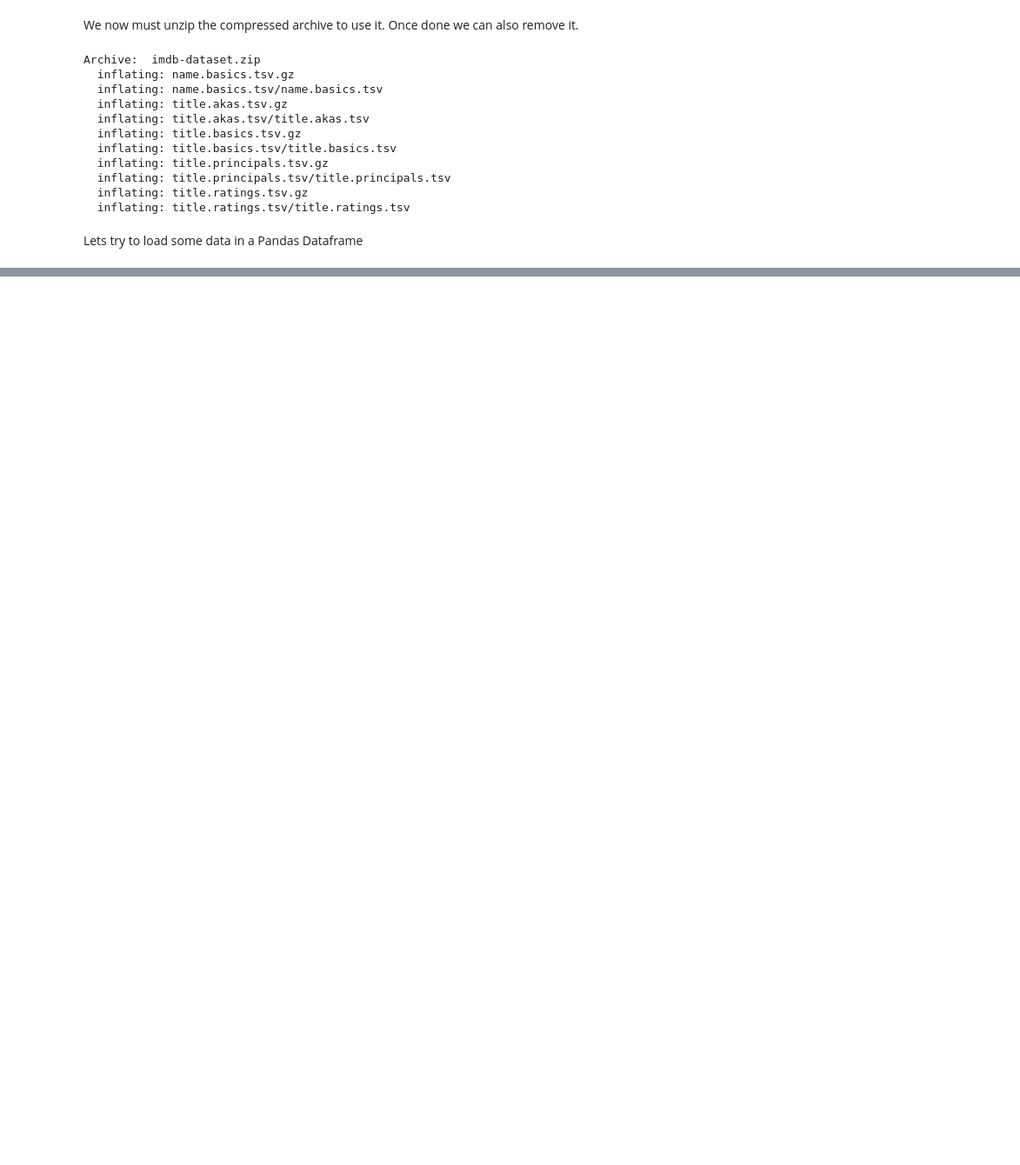
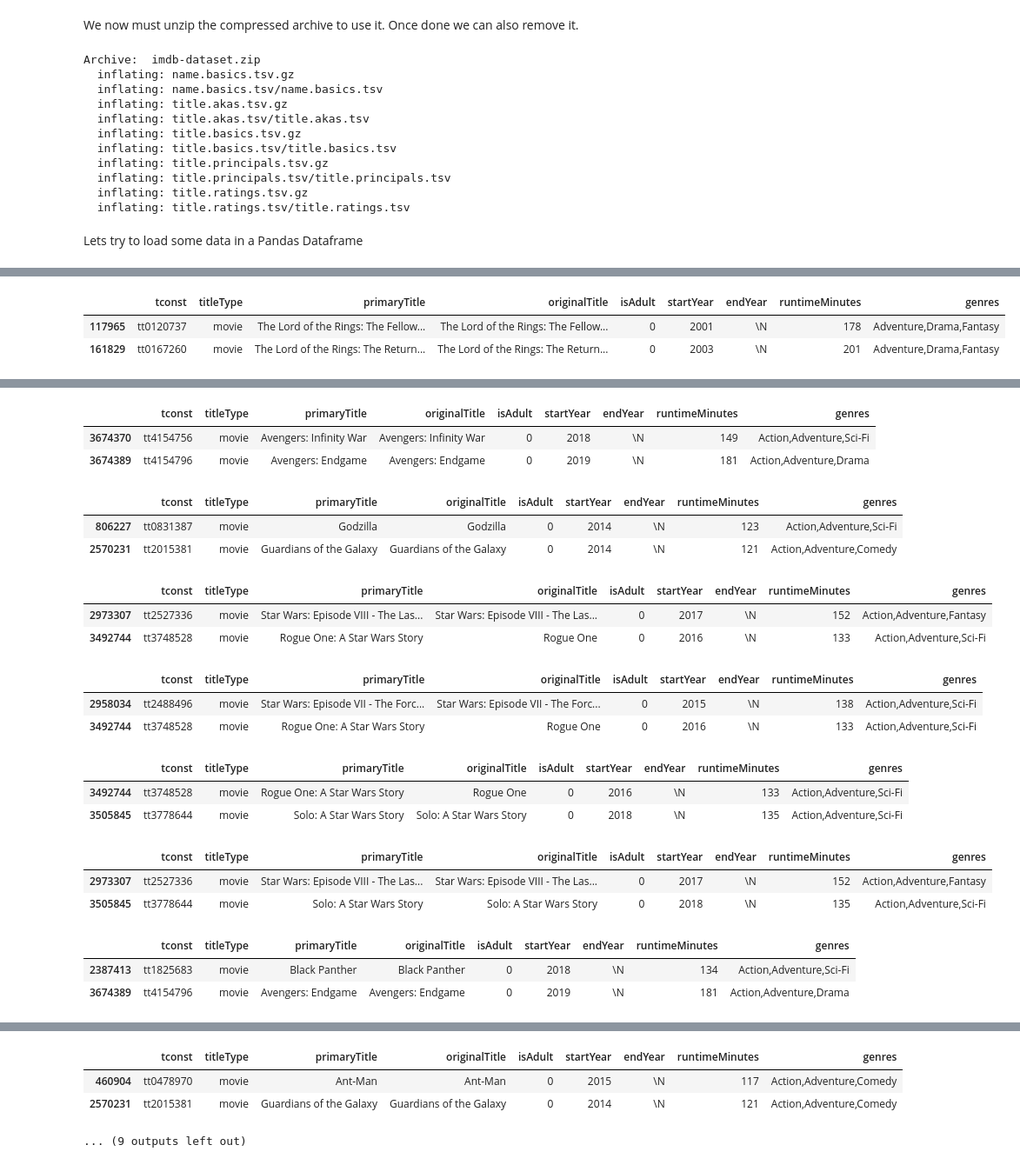
Before and after one commit to nicolasfacchinetti97/imdb_amd_project, a Jupyter notebook: imdb_market_basket_analysis.ipynb, the cells around one changed output, grey strips where cells are left out. Shown at 87% size. Drawn from its saved outputs; the diff is of its cells as text; code cells hidden in the pictures; blank space fills up the shorter version.

Commit message:
add apriori simple implementation

```diff
--- a/imdb_market_basket_analysis.ipynb
+++ b/imdb_market_basket_analysis.ipynb
@@ -119,0 +82,46 @@ b'Skipping line 9091423: expected 6 fields, saw 7\n'
+# %%
+def apriori(transactions, support_threshold):
+    singleton_counter = []
+    lookup_index_table = {}
+    reverse_lookup_index_table = {}
+
+    # count singletons
+    for bucket in transactions:
+        for elem in bucket:
+            if elem not in lookup_index_table:
+                # The newly discovered element is appended on the tail of the array counter
+                lookup_index_table[elem] = len(singleton_counter)
+                reverse_lookup_index_table[len(singleton_counter)] = elem
+                singleton_counter.append(0)
+
+            idx = lookup_index_table[elem]
+            singleton_counter[idx] += 1
+
+    frequent_items_table = [i for i,v in enumerate(singleton_counter) if v > support_threshold]
+
+    # count pairs
+    pair_counter = {}
+    for bucket in transactions:
+        frequent_items = [lookup_index_table[item] for item in bucket
+                          if lookup_index_table[item] in frequent_items_table]
+
+        for x in frequent_items:
+            for y in frequent_items:
+                if x<y:
+                    pair_counter[(x,y)] = pair_counter.get((x,y), 0) +1
+
+    return [list(map(lambda x: reverse_lookup_index_table[x], i)) for i,c in pair_counter.items()
+            if c > support_threshold]
+# %%
+# test
+rules = apriori(actors_df.titles, 300)
+
+movies_df = pd.read_csv("imdb-dataset/title.basics.tsv.gz", compression='gzip', sep='\t')
+from IPython.display import display
+
+for x,y in rules:
+    display(movies_df.loc[((movies_df.tconst == x) | (movies_df.tconst == y))])
+# %% [output]
+|  | tconst | titleType | primaryTitle | originalTitle | isAdult | startYear | endYear | runtimeMinutes | genres |
+| 117965 | tt0120737 | movie | The Lord of the Rings: The Fellow... | The Lord of the Rings: The Fellow... | 0 | 2001 | \N | 178 | Adventure,Drama,Fantasy |
+| 161829 | tt0167260 | movie | The Lord of the Rings: The Return... | The Lord of the Rings: The Return... | 0 | 2003 | \N | 201 | Adventure,Drama,Fantasy |
@@ -119,0 +134,21 @@ b'Skipping line 9091423: expected 6 fields, saw 7\n'
+|  | tconst | titleType | primaryTitle | originalTitle | isAdult | startYear | endYear | runtimeMinutes | genres |
+| 3674370 | tt4154756 | movie | Avengers: Infinity War | Avengers: Infinity War | 0 | 2018 | \N | 149 | Action,Adventure,Sci-Fi |
+| 3674389 | tt4154796 | movie | Avengers: Endgame | Avengers: Endgame | 0 | 2019 | \N | 181 | Action,Adventure,Drama |
+|  | tconst | titleType | primaryTitle | originalTitle | isAdult | startYear | endYear | runtimeMinutes | genres |
+| 806227 | tt0831387 | movie | Godzilla | Godzilla | 0 | 2014 | \N | 123 | Action,Adventure,Sci-Fi |
+| 2570231 | tt2015381 | movie | Guardians of the Galaxy | Guardians of the Galaxy | 0 | 2014 | \N | 121 | Action,Adventure,Comedy |
+|  | tconst | titleType | primaryTitle | originalTitle | isAdult | startYear | endYear | runtimeMinutes | genres |
+| 2973307 | tt2527336 | movie | Star Wars: Episode VIII - The Las... | Star Wars: Episode VIII - The Las... | 0 | 2017 | \N | 152 | Action,Adventure,Fantasy |
+| 3492744 | tt3748528 | movie | Rogue One: A Star Wars Story | Rogue One | 0 | 2016 | \N | 133 | Action,Adventure,Sci-Fi |
+|  | tconst | titleType | primaryTitle | originalTitle | isAdult | startYear | endYear | runtimeMinutes | genres |
+| 2958034 | tt2488496 | movie | Star Wars: Episode VII - The Forc... | Star Wars: Episode VII - The Forc... | 0 | 2015 | \N | 138 | Action,Adventure,Sci-Fi |
+| 3492744 | tt3748528 | movie | Rogue One: A Star Wars Story | Rogue One | 0 | 2016 | \N | 133 | Action,Adventure,Sci-Fi |
+|  | tconst | titleType | primaryTitle | originalTitle | isAdult | startYear | endYear | runtimeMinutes | genres |
+| 3492744 | tt3748528 | movie | Rogue One: A Star Wars Story | Rogue One | 0 | 2016 | \N | 133 | Action,Adventure,Sci-Fi |
+| 3505845 | tt3778644 | movie | Solo: A Star Wars Story | Solo: A Star Wars Story | 0 | 2018 | \N | 135 | Action,Adventure,Sci-Fi |
+|  | tconst | titleType | primaryTitle | originalTitle | isAdult | startYear | endYear | runtimeMinutes | genres |
+| 2973307 | tt2527336 | movie | Star Wars: Episode VIII - The Las... | Star Wars: Episode VIII - The Las... | 0 | 2017 | \N | 152 | Action,Adventure,Fantasy |
+| 3505845 | tt3778644 | movie | Solo: A Star Wars Story | Solo: A Star Wars Story | 0 | 2018 | \N | 135 | Action,Adventure,Sci-Fi |
+|  | tconst | titleType | primaryTitle | originalTitle | isAdult | startYear | endYear | runtimeMinutes | genres |
+| 2387413 | tt1825683 | movie | Black Panther | Black Panther | 0 | 2018 | \N | 134 | Action,Adventure,Sci-Fi |
+| 3674389 | tt4154796 | movie | Avengers: Endgame | Avengers: Endgame | 0 | 2019 | \N | 181 | Action,Adventure,Drama |
@@ -119,0 +158,4 @@ b'Skipping line 9091423: expected 6 fields, saw 7\n'
+|  | tconst | titleType | primaryTitle | originalTitle | isAdult | startYear | endYear | runtimeMinutes | genres |
+| 460904 | tt0478970 | movie | Ant-Man | Ant-Man | 0 | 2015 | \N | 117 | Action,Adventure,Comedy |
+| 2570231 | tt2015381 | movie | Guardians of the Galaxy | Guardians of the Galaxy | 0 | 2014 | \N | 121 | Action,Adventure,Comedy |
+... (9 outputs left out)
```
Also changed, not shown: parts of 8 cells of this notebook.
